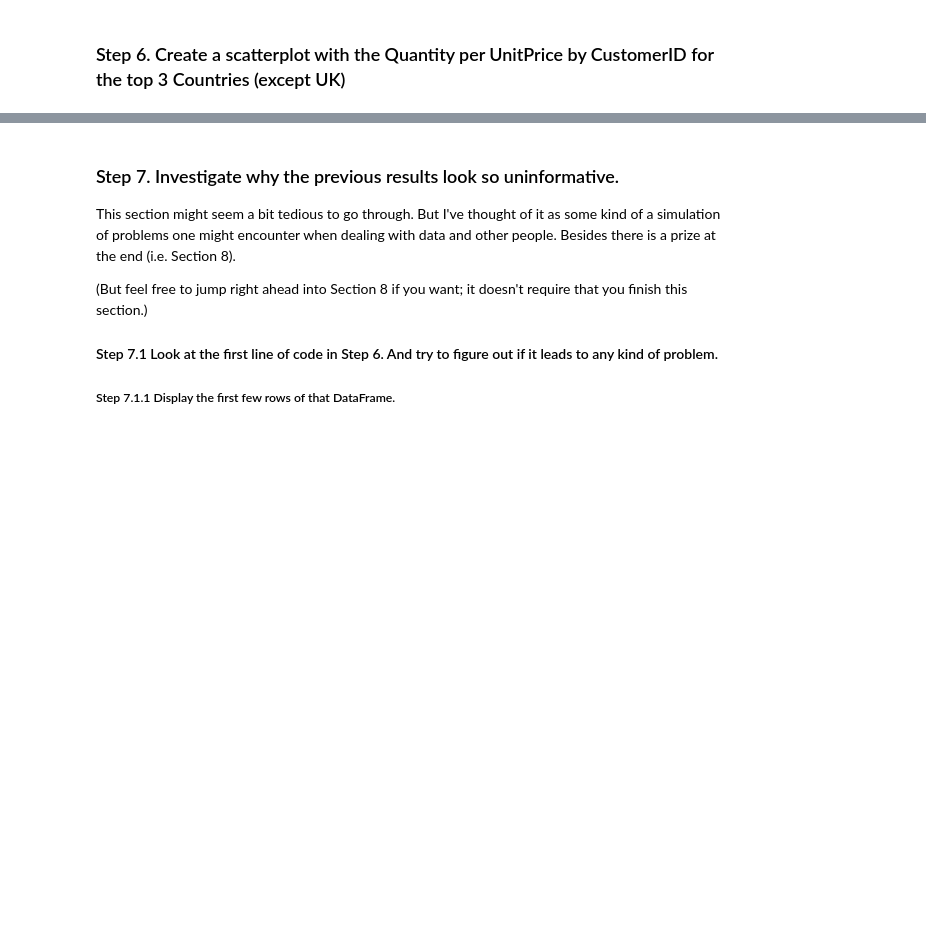
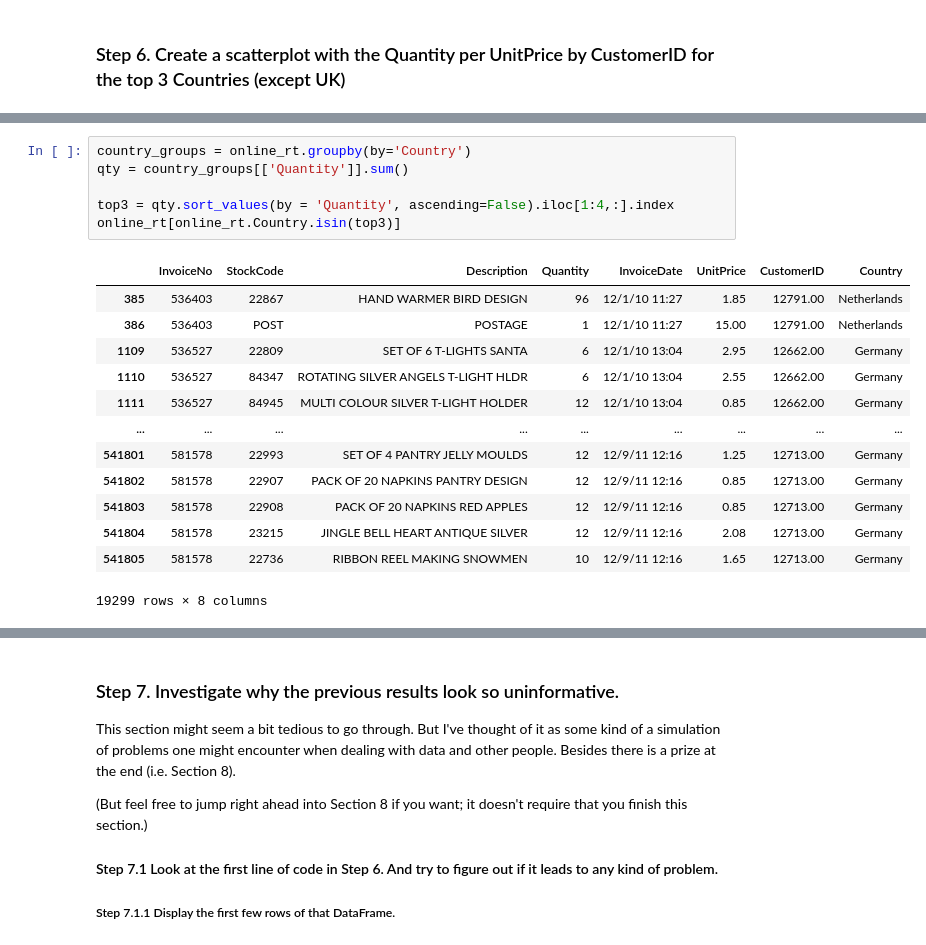
Before and after one commit to aziart/pandas-exercises, a Jupyter notebook: 07 - Visualization/Online_Retail/Solutions.ipynb, the cells around one changed output, grey strips where cells are left out. Saved outputs shown, nothing was run; the diff lists cells and outputs as text; blank space fills up the shorter version.

```diff
--- a/07 - Visualization/Online_Retail/Solutions.ipynb
+++ b/07 - Visualization/Online_Retail/Solutions.ipynb
@@ -94,0 +91,20 @@ display(online_rt.shape)
+# %%
+country_groups = online_rt.groupby(by='Country')
+qty = country_groups[['Quantity']].sum()
+
+top3 = qty.sort_values(by = 'Quantity', ascending=False).iloc[1:4,:].index
+online_rt[online_rt.Country.isin(top3)]
+# %% [output]
+|  | InvoiceNo | StockCode | Description | Quantity | InvoiceDate | UnitPrice | CustomerID | Country |
+| 385 | 536403 | 22867 | HAND WARMER BIRD DESIGN | 96 | 12/1/10 11:27 | 1.85 | 12791.00 | Netherlands |
+| 386 | 536403 | POST | POSTAGE | 1 | 12/1/10 11:27 | 15.00 | 12791.00 | Netherlands |
+| 1109 | 536527 | 22809 | SET OF 6 T-LIGHTS SANTA | 6 | 12/1/10 13:04 | 2.95 | 12662.00 | Germany |
+| 1110 | 536527 | 84347 | ROTATING SILVER ANGELS T-LIGHT HLDR | 6 | 12/1/10 13:04 | 2.55 | 12662.00 | Germany |
+| 1111 | 536527 | 84945 | MULTI COLOUR SILVER T-LIGHT HOLDER | 12 | 12/1/10 13:04 | 0.85 | 12662.00 | Germany |
+| ... | ... | ... | ... | ... | ... | ... | ... | ... |
+| 541801 | 581578 | 22993 | SET OF 4 PANTRY JELLY MOULDS | 12 | 12/9/11 12:16 | 1.25 | 12713.00 | Germany |
+| 541802 | 581578 | 22907 | PACK OF 20 NAPKINS PANTRY DESIGN | 12 | 12/9/11 12:16 | 0.85 | 12713.00 | Germany |
+| 541803 | 581578 | 22908 | PACK OF 20 NAPKINS RED APPLES | 12 | 12/9/11 12:16 | 0.85 | 12713.00 | Germany |
+| 541804 | 581578 | 23215 | JINGLE BELL HEART ANTIQUE SILVER | 12 | 12/9/11 12:16 | 2.08 | 12713.00 | Germany |
+| 541805 | 581578 | 22736 | RIBBON REEL MAKING SNOWMEN | 10 | 12/9/11 12:16 | 1.65 | 12713.00 | Germany |
+19299 rows × 8 columns
```
Also changed, not shown: parts of 8 cells of this notebook.
